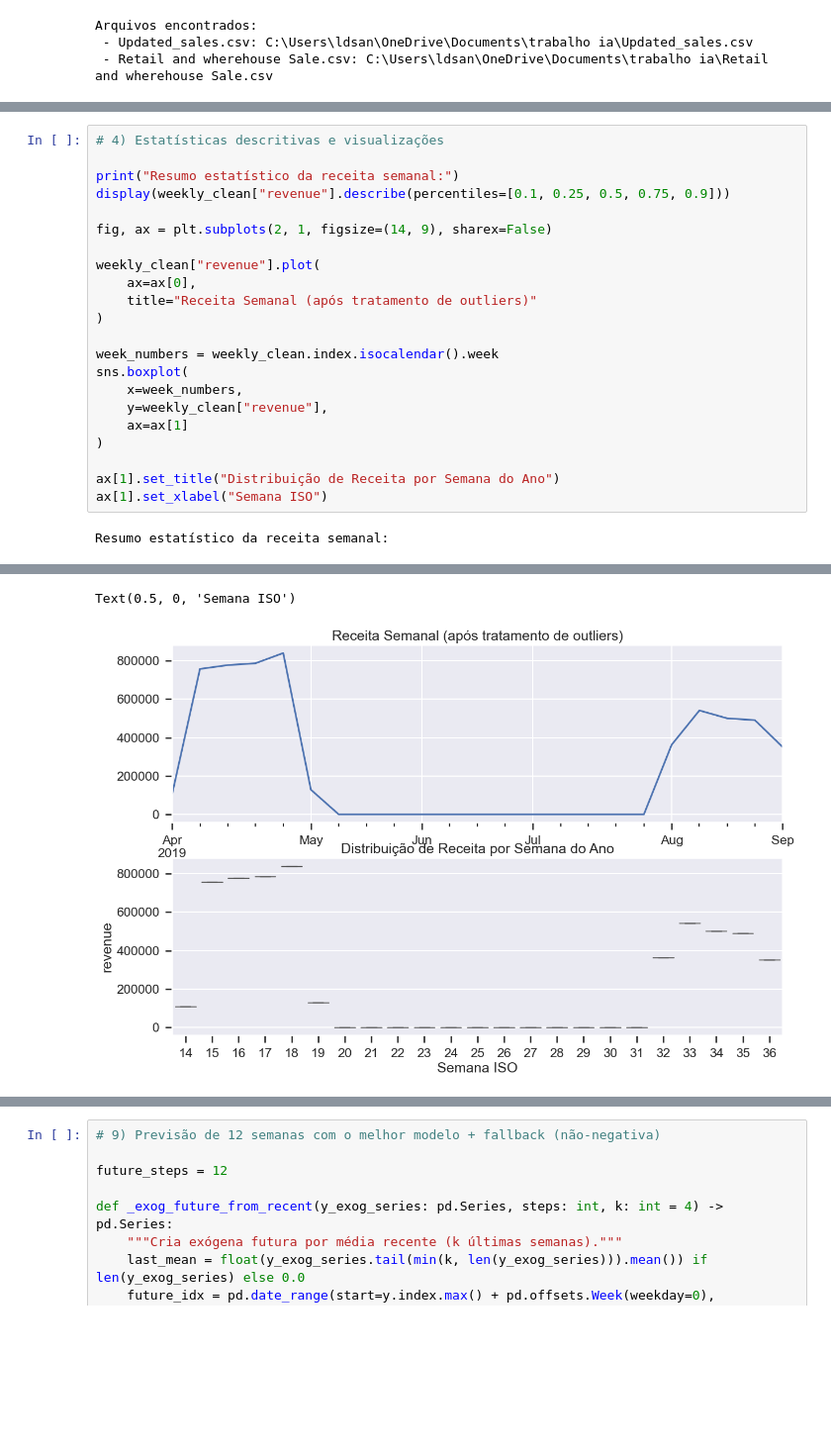
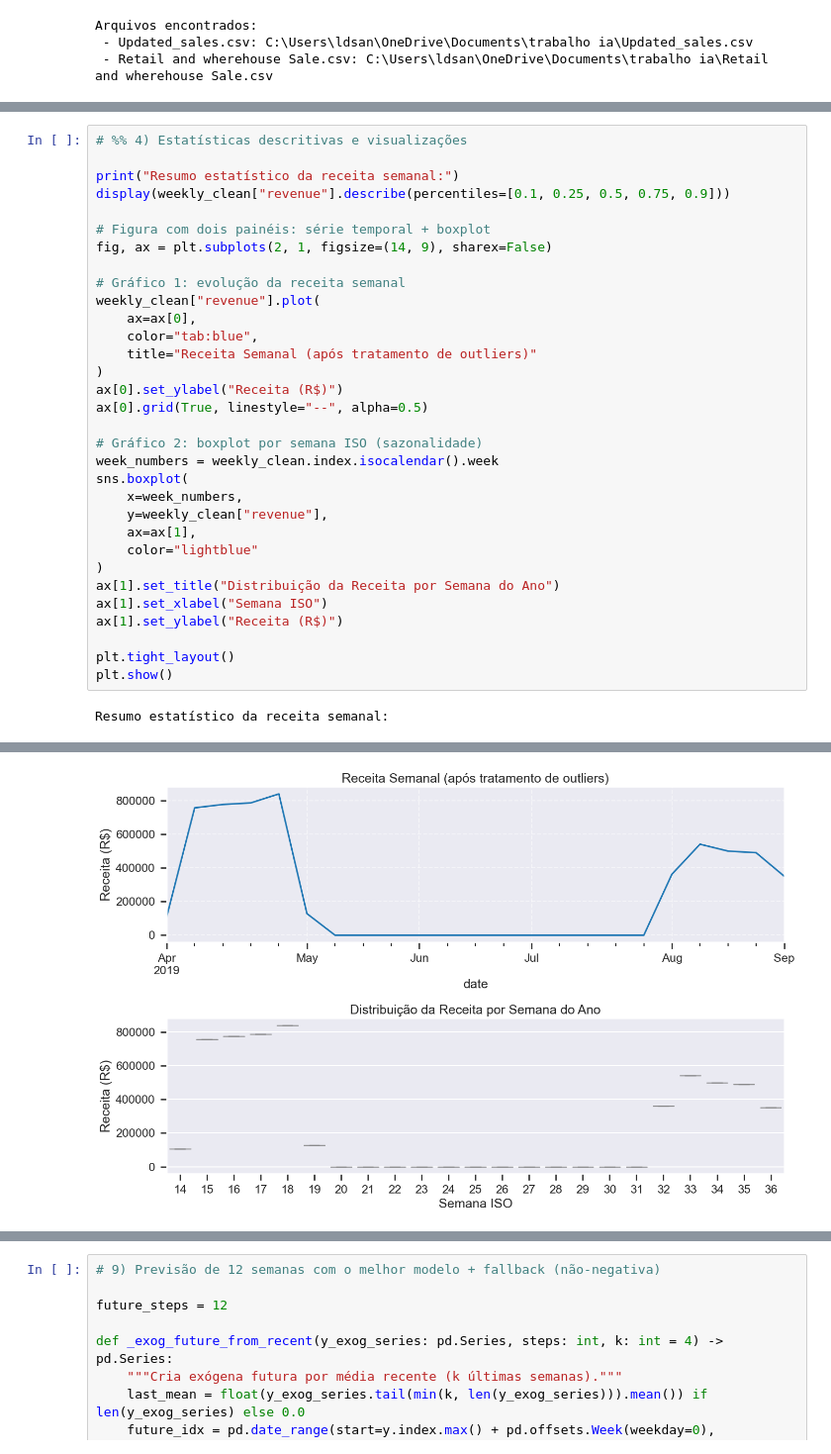
Before and after one commit to codewithsouza/Analise-Preditiva, a Jupyter notebook: guia_series_temporais_ecommerce.ipynb, the cells around one changed output, grey strips where cells are left out. Shown at 99% size. Saved outputs shown, nothing was run; the diff lists cells and outputs as text; blank space fills up the shorter version.

```diff
--- a/guia_series_temporais_ecommerce.ipynb
+++ b/guia_series_temporais_ecommerce.ipynb
@@ -309,37 +425,46 @@ Semanas potencialmente outliers: 0
 # %%
-# 4) Estatísticas descritivas e visualizações
+# %% 4) Estatísticas descritivas e visualizações
 
 print("Resumo estatístico da receita semanal:")
 display(weekly_clean["revenue"].describe(percentiles=[0.1, 0.25, 0.5, 0.75, 0.9]))
 
+# Figura com dois painéis: série temporal + boxplot
 fig, ax = plt.subplots(2, 1, figsize=(14, 9), sharex=False)
 
+# Gráfico 1: evolução da receita semanal
 weekly_clean["revenue"].plot(
     ax=ax[0],
+    color="tab:blue",
     title="Receita Semanal (após tratamento de outliers)"
 )
+ax[0].set_ylabel("Receita (R$)")
+ax[0].grid(True, linestyle="--", alpha=0.5)
 
+# Gráfico 2: boxplot por semana ISO (sazonalidade)
 week_numbers = weekly_clean.index.isocalendar().week
 sns.boxplot(
     x=week_numbers,
     y=weekly_clean["revenue"],
-    ax=ax[1]
+    ax=ax[1],
+    color="lightblue"
 )
+ax[1].set_title("Distribuição da Receita por Semana do Ano")
+ax[1].set_xlabel("Semana ISO")
+ax[1].set_ylabel("Receita (R$)")
 
-ax[1].set_title("Distribuição de Receita por Semana do Ano")
-ax[1].set_xlabel("Semana ISO")
+plt.tight_layout()
+plt.show()
 # %% [output]
 Resumo estatístico da receita semanal:
 count        23.000000
 mean     245237.887826
 std      315003.392335
 min           0.000000
 10%           0.000000
 25%           0.000000
 50%           0.000000
 75%      495278.575000
 90%      773044.420000
 max      839812.220000
 Name: revenue, dtype: float64
-Text(0.5, 0, 'Semana ISO')
-[figure, old version]
+[figure, new version]
```
Also changed, not shown: parts of 20 cells of this notebook.
